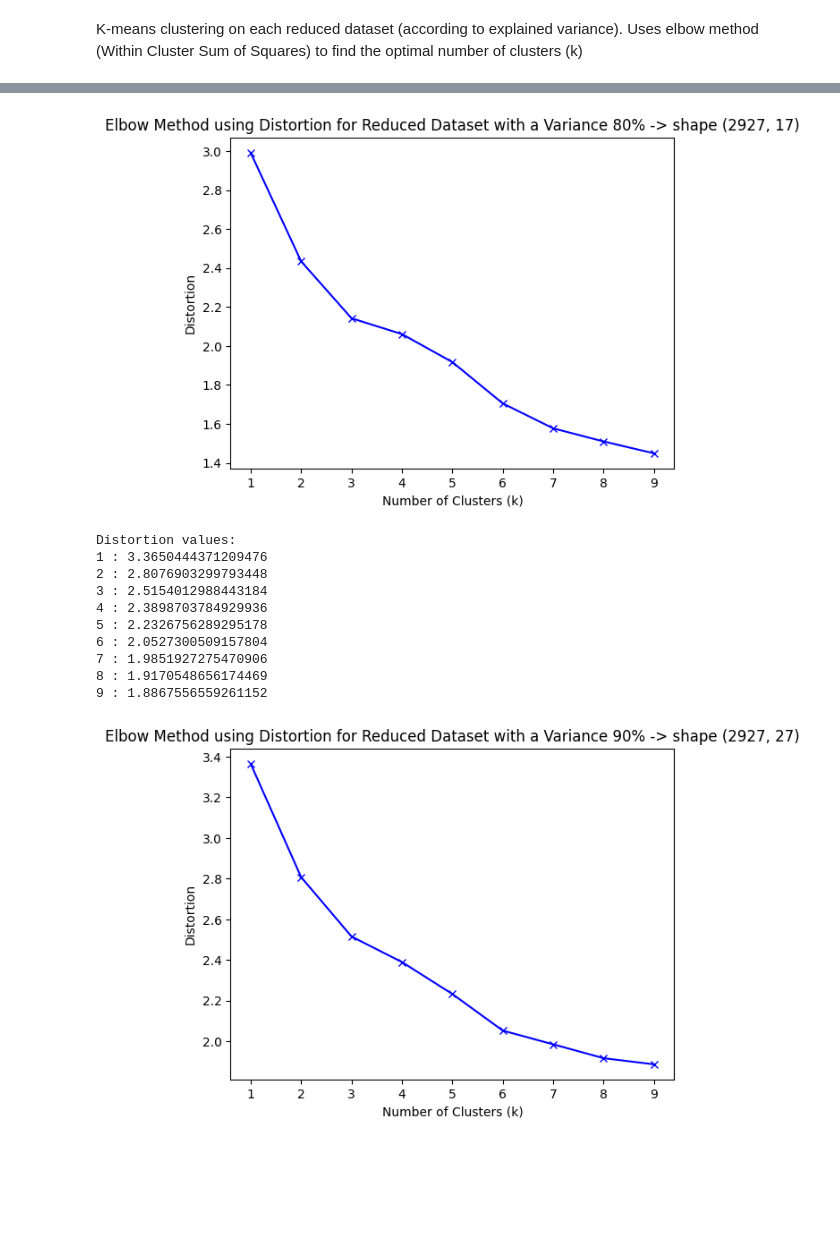
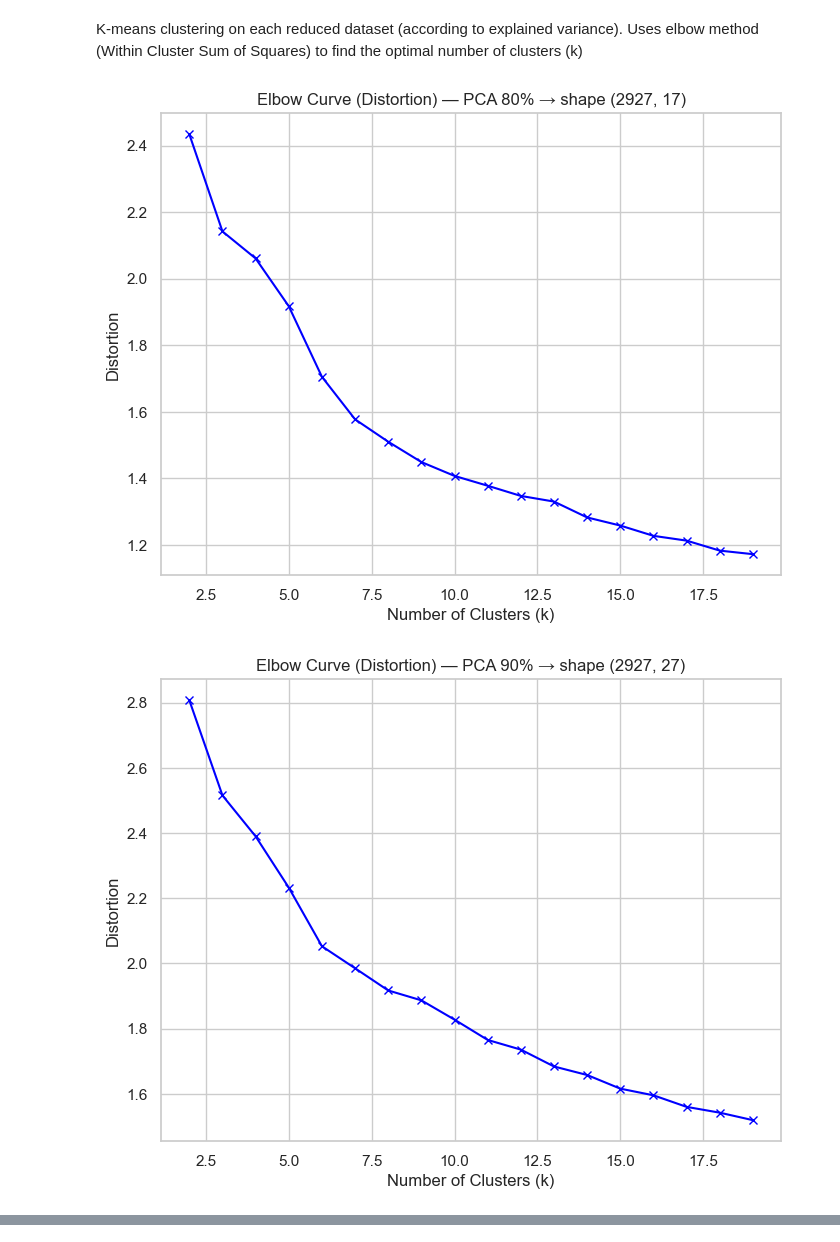
Before and after one commit to hedesiustefan/ML_Project, a Jupyter notebook: LAB4/ML_LAB4.ipynb, the cells around one changed output, grey strips where cells are left out. Saved outputs shown, nothing was run; the diff lists cells and outputs as text; code cells hidden in the pictures; blank space fills up the shorter version.

Commit message:
more in depth analysis of the clustering with additional plots

```diff
--- a/LAB4/ML_LAB4.ipynb
+++ b/LAB4/ML_LAB4.ipynb
@@ -126,30 +126,45 @@ Variance 98% → 50 components → shape (2927, 50)
 # %% [markdown]
 K-means clustering on each reduced dataset (according to explained variance). Uses elbow method (Within Cluster Sum of Squares) to find the optimal number of clusters (k)
 # %%
+# dictionary to store percent drops per PCA dataset
+percent_drops_per_target = {}
 
 for target, X_reduced in reduced_datasets.items():
-  distortions = []
-  inertias = []
-  mapping1 = {}
-  mapping2 = {}
-  K = range(1, 10)
+    distortions = []
+    K = range(2, 20)
 
-  for k in K:
-    model = KMeans(n_clusters=k, random_state=42).fit(X_reduced)
+    # compute distortions
+    for k in K:
+        model = KMeans(n_clusters=k, random_state=42).fit(X_reduced)
+        dist = np.min(cdist(X_reduced, model.cluster_centers_, 'euclidean'), axis=1)
+        distortions.append(np.mean(dist**2))
 
-    distortions.append(sum(np.min(cdist(X_reduced, model.cluster_centers_, 'euclidean'), axis=1)**2) / X_reduced.shape[0])
+    # percent decreases for this dataset
+    percent_decreases = []
+    for i in range(1, len(distortions)):
+        old = distortions[i-1]
+        new = distortions[i]
+        percent = (old - new) / old * 100
+        percent_decreases.append((K[i-1], K[i], percent))  # (k_old, k_new, percent)
 
-    inertias.append(model.inertia_)
-    mapping1[k] = distortions[-1]
-    mapping2[k] = inertias[-1]
+    percent_drops_per_target[target] = percent_decreases
 
-  print("Distortion values:")
-  for key, val in mapping1.items():
-      print(f'{key} : {val}')
+    # plot elbow
+    plt.plot(K, distortions, 'bx-')
+    plt.xlabel('Number of Clusters (k)')
+    plt.ylabel('Distortion')
+    plt.title(f'Elbow Curve (Distortion) — PCA {target*100:.0f}% → shape {X_reduced.shape}')
+    plt.show()
 
-  plt.plot(K, distortions, 'bx-')
-  plt.xlabel('Number of Clusters (k)')
-  plt.ylabel('Distortion')
-  plt.title(f'Elbow Method using Distortion for Reduced Dataset with a Variance {target*100:.0f}% -> shape {X_reduced.shape}')
-  plt.show()
+print("\nTOP 5 DISTORTION DROPS PER PCA VARIANCE")
+
+for target, drops in percent_drops_per_target.items():
+    print(f"\nPCA {target*100:.0f}% variance:")
+
+    best5 = sorted(drops, key=lambda x: x[2], reverse=True)[:5]
+
+    for (k_old, k_new, percent) in best5:
+        print(f"  k={k_old} → k={k_new} | {percent:.2f}% drop")
 # %% [output]
+[figure, new version]
+[figure, new version]
@@ -166,12 +189,0 @@ Distortion values:
-[figure, old version]
-Distortion values:
-1 : 3.3650444371209476
-2 : 2.8076903299793448
-3 : 2.5154012988443184
-4 : 2.3898703784929936
-5 : 2.2326756289295178
-6 : 2.0527300509157804
-7 : 1.9851927275470906
-8 : 1.9170548656174469
-9 : 1.8867556559261152
-[figure, old version]
```
Also changed, not shown: parts of 13 cells of this notebook.
